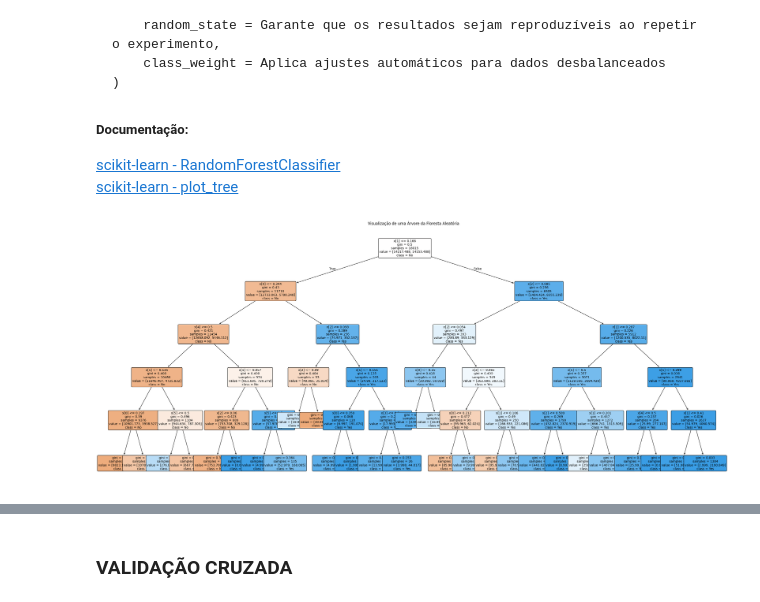
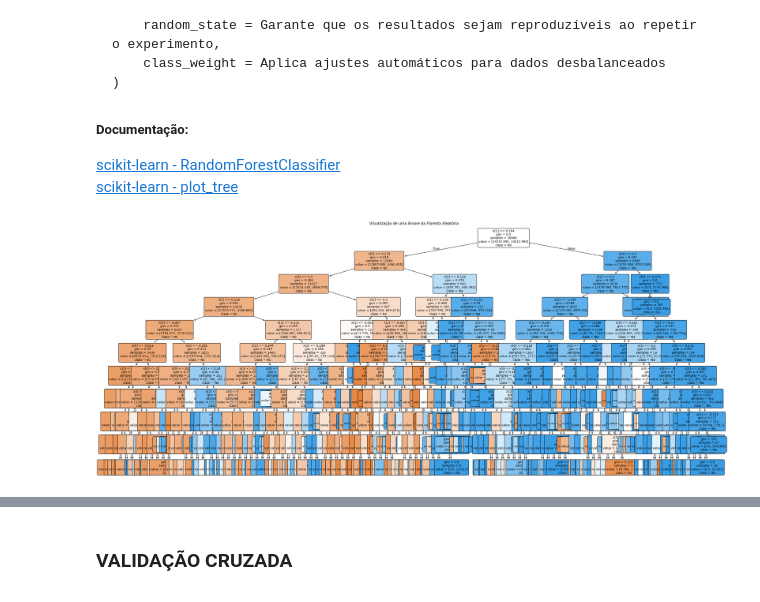
Before and after one commit to RodrigoCamposDS/churn-prediction, a Jupyter notebook: project/notebooks/04-model-training-randomforest.ipynb, the cells around one changed output, grey strips where cells are left out. Saved outputs shown, nothing was run; the diff lists cells and outputs as text; code cells hidden in the pictures.

```diff
--- a/project/notebooks/04-model-training-randomforest.ipynb
+++ b/project/notebooks/04-model-training-randomforest.ipynb
@@ -199,39 +199,39 @@ model_rf = RandomForestClassifier(
 # Treinar o modelo Random Forest com os dados balanceados e transformados
 model_rf = RandomForestClassifier(
     n_estimators=100,
-    max_depth=5,
-    min_samples_split=20,
-    min_samples_leaf=20,
+    max_depth=10,
+    min_samples_split=2,
+    min_samples_leaf=5,
     max_features='sqrt',
     oob_score=True,
     bootstrap=True,
     random_state=42,
     class_weight='balanced'  # Lidar com classes desbalanceadas
 )
 model_rf.fit(X_train, y_train)
 warnings.filterwarnings("ignore", message="Bins whose width are too small")
 
 # Selecionar uma árvore individual da floresta
 tree = model_rf.estimators_[0]  # Seleciona a primeira árvore como exemplo
 
 # Fazer previsões no conjunto de teste
 y_pred_rf = model_rf.predict(X_test)
 
 # Configurar o tamanho do gráfico
 plt.figure(figsize=(35, 15))
 
 # Plotar a árvore
 plot_tree(
     tree,
     class_names=['No', 'Yes'],
     filled=True,
     rounded=True,
     fontsize=10
 )
 
 
 # Mostrar o gráfico
 plt.title("Visualização de uma Árvore da Floresta Aleatória")
 plt.show()
 # %% [output]
-[figure, old version]
+[figure, new version]
```
Also changed, not shown: parts of 13 cells of this notebook, 41 other files.
